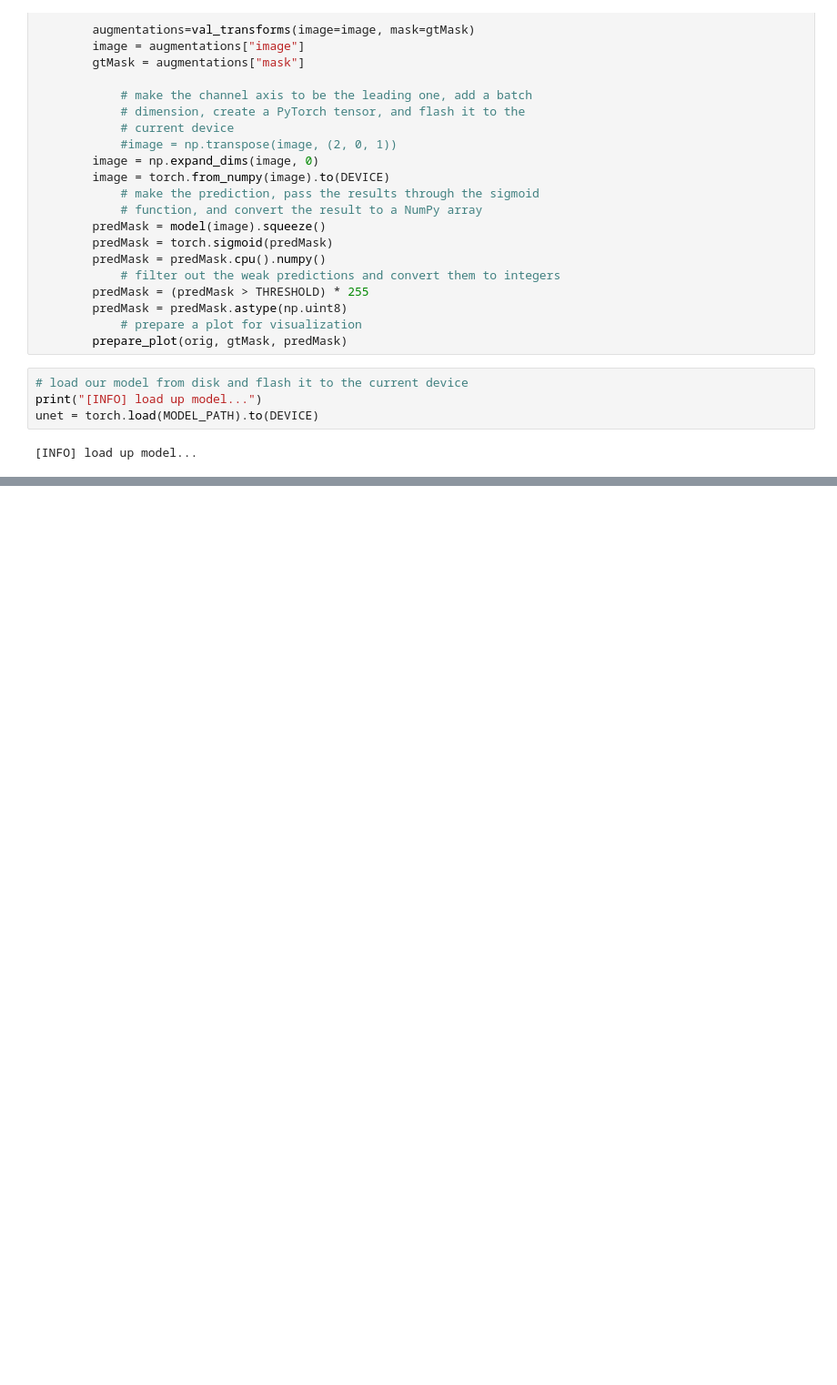
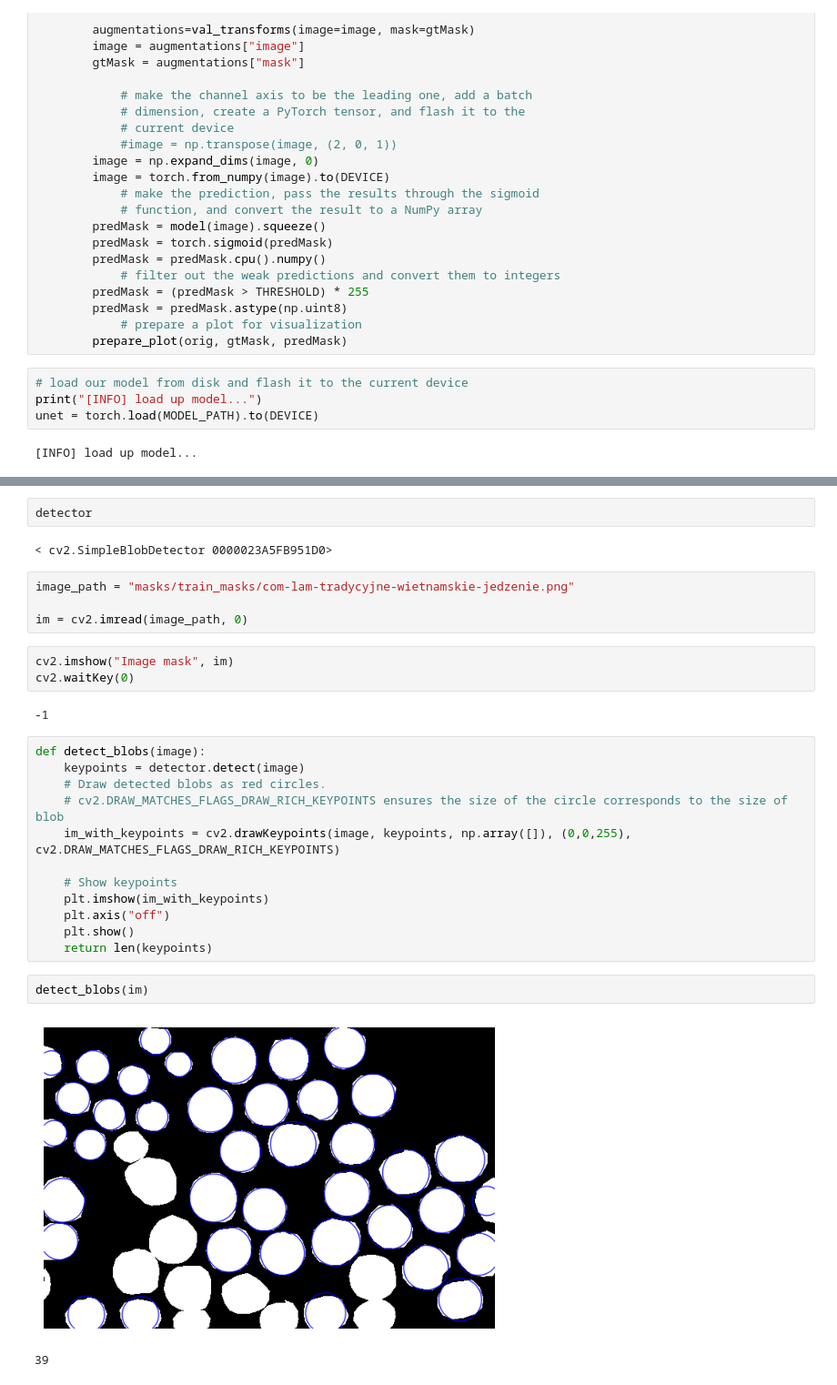
Before and after one commit to helenprokonina/Segmentation, a Jupyter notebook: HW_4.ipynb, the cells around one changed output, grey strips where cells are left out. Shown at 91% size. Drawn from its saved outputs; the diff is of its cells as text; blank space fills up the shorter version.

Commit message:
add blob detector

```diff
--- a/HW_4.ipynb
+++ b/HW_4.ipynb
@@ -616,0 +656,30 @@ for filename in glob.glob(TEST_PATH + "/*.jpg"):
+# %%
+detector
+# %% [output]
+< cv2.SimpleBlobDetector 0000023A5FB951D0>
+# %%
+image_path = "masks/train_masks/com-lam-tradycyjne-wietnamskie-jedzenie.png"
+
+im = cv2.imread(image_path, 0)
+# %%
+cv2.imshow("Image mask", im)
+cv2.waitKey(0)
+# %% [output]
+-1
+# %%
+def detect_blobs(image):
+	keypoints = detector.detect(image)
+	# Draw detected blobs as red circles.
+	# cv2.DRAW_MATCHES_FLAGS_DRAW_RICH_KEYPOINTS ensures the size of the circle corresponds to the size of blob
+	im_with_keypoints = cv2.drawKeypoints(image, keypoints, np.array([]), (0,0,255), cv2.DRAW_MATCHES_FLAGS_DRAW_RICH_KEYPOINTS)
+
+	# Show keypoints
+	plt.imshow(im_with_keypoints)
+	plt.axis("off")
+	plt.show()
+	return len(keypoints)
+# %%
+detect_blobs(im)
+# %% [output]
+[figure, added]
+39
```
Also changed, not shown: parts of 6 cells of this notebook.
